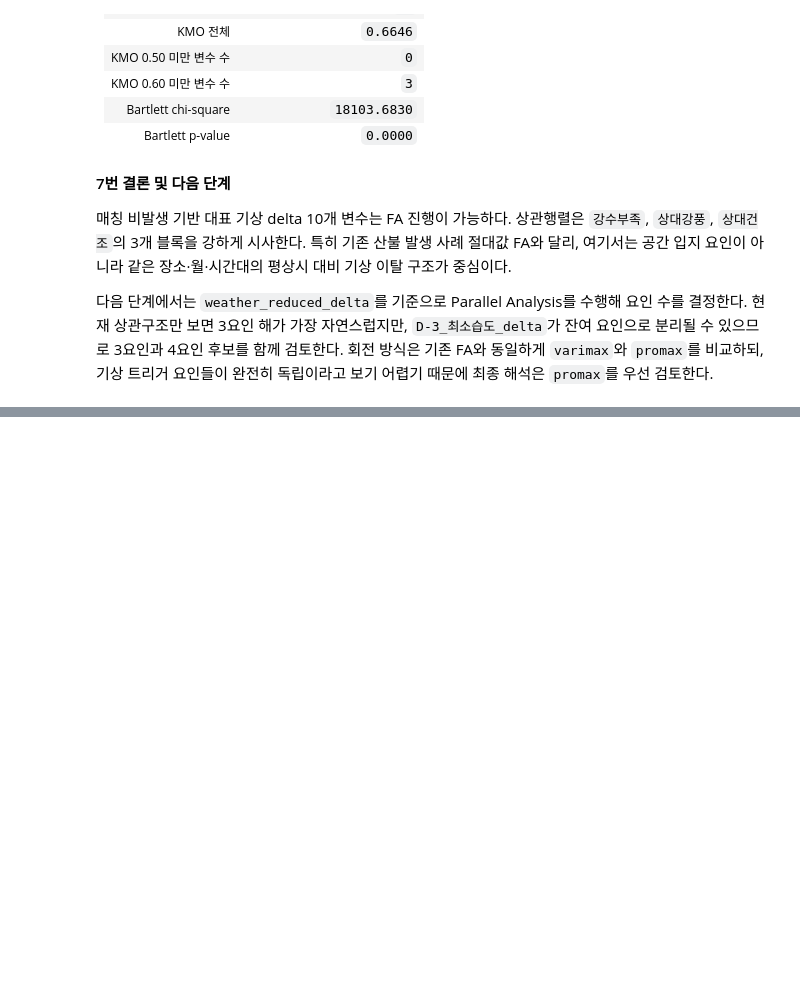
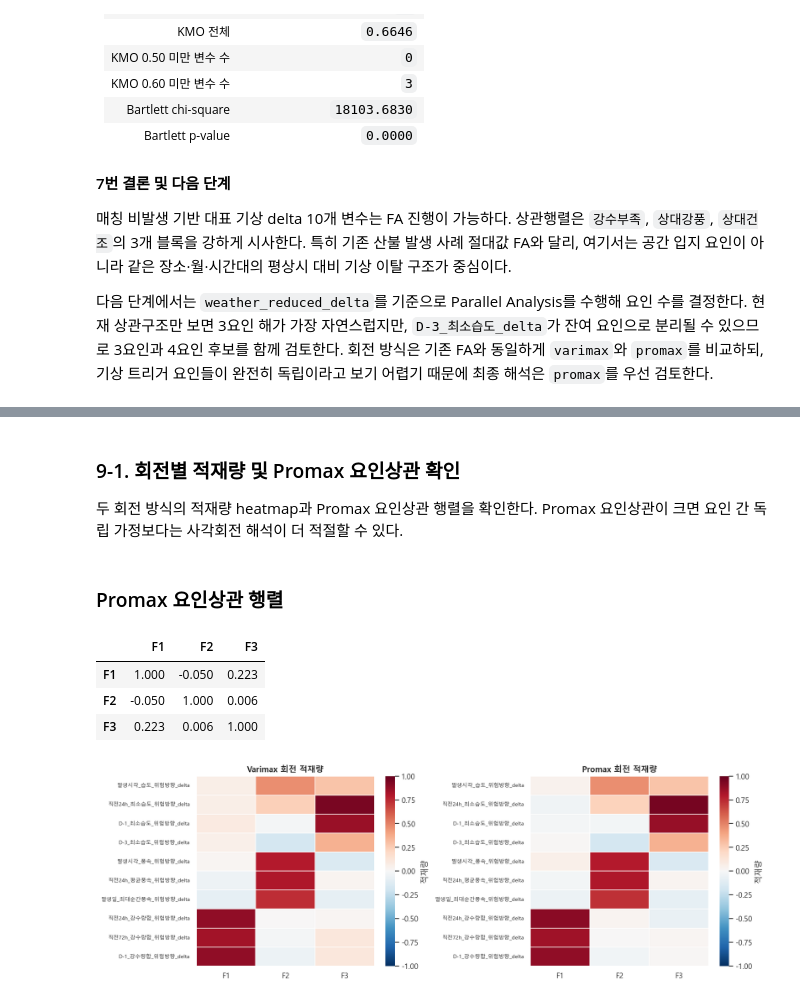
Before and after one commit to Max-JI64/farm-system-public-02, a Jupyter notebook: jsw/Analysis/2026-06-08_FA-매칭비발생.ipynb, the cells around one changed output, grey strips where cells are left out. Cells and saved outputs as stored; diff of their text form; code cells hidden in the pictures; blank space fills up the shorter version.

```diff
--- a/jsw/Analysis/2026-06-08_FA-매칭비발생.ipynb
+++ b/jsw/Analysis/2026-06-08_FA-매칭비발생.ipynb
@@ -1362,0 +1828,54 @@ Bartlett 구형성 검정은 `chi-square = 18103.6830`, `p-value = 0.0000`으로
+# %% [markdown]
+### 9-1. 회전별 적재량 및 Promax 요인상관 확인
+
+두 회전 방식의 적재량 heatmap과 Promax 요인상관 행렬을 확인한다.
+Promax 요인상관이 크면 요인 간 독립 가정보다는 사각회전 해석이 더 적절할 수 있다.
+# %%
+# 9-2. 회전별 적재량 heatmap 및 Promax 요인상관
+display(Markdown("### Promax 요인상관 행렬"))
+display(rotation_results["promax"]["phi"].round(3))
+
+promax_phi = rotation_results["promax"]["phi"].copy()
+promax_off_diag = promax_phi.where(~np.eye(FA_N_FACTORS, dtype=bool))
+promax_max_corr = float(promax_off_diag.abs().max().max())
+
+fig_height = max(4.8, 0.35 * fa_rotation_Z.shape[1])
+fig, axes = plt.subplots(1, 2, figsize=(14, fig_height), dpi=130)
+
+sns.heatmap(
+    rotation_results["varimax"]["loadings"],
+    cmap="RdBu_r",
+    center=0,
+    vmin=-1,
+    vmax=1,
+    linewidths=0.2,
+    cbar_kws={"label": "적재량"},
+    ax=axes[0],
+)
+axes[0].set_title("Varimax 회전 적재량", fontweight="bold")
+axes[0].tick_params(axis="x", labelrotation=0)
+axes[0].tick_params(axis="y", labelsize=8)
+
+sns.heatmap(
+    rotation_results["promax"]["loadings"],
+    cmap="RdBu_r",
+    center=0,
+    vmin=-1,
+    vmax=1,
+    linewidths=0.2,
+    cbar_kws={"label": "적재량"},
+    ax=axes[1],
+)
+axes[1].set_title("Promax 회전 적재량", fontweight="bold")
+axes[1].tick_params(axis="x", labelrotation=0)
+axes[1].tick_params(axis="y", labelsize=8)
+
+plt.tight_layout()
+plt.show()
+# %% [output]
+### Promax 요인상관 행렬
+|  | F1 | F2 | F3 |
+| F1 | 1.000 | -0.050 | 0.223 |
+| F2 | -0.050 | 1.000 | 0.006 |
+| F3 | 0.223 | 0.006 | 1.000 |
+[figure, added]
```
Also changed, not shown: parts of 14 cells of this notebook, 1 other file.
